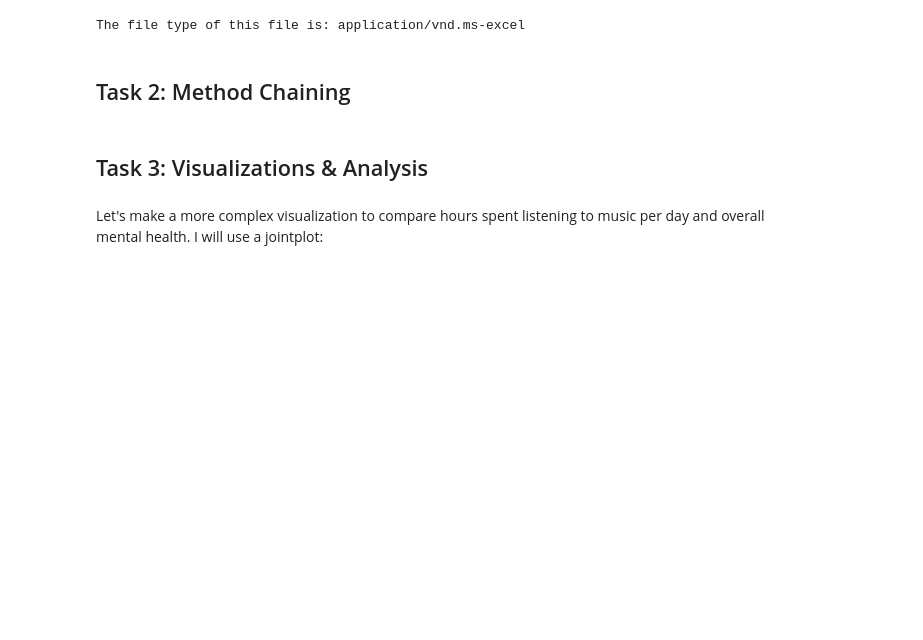
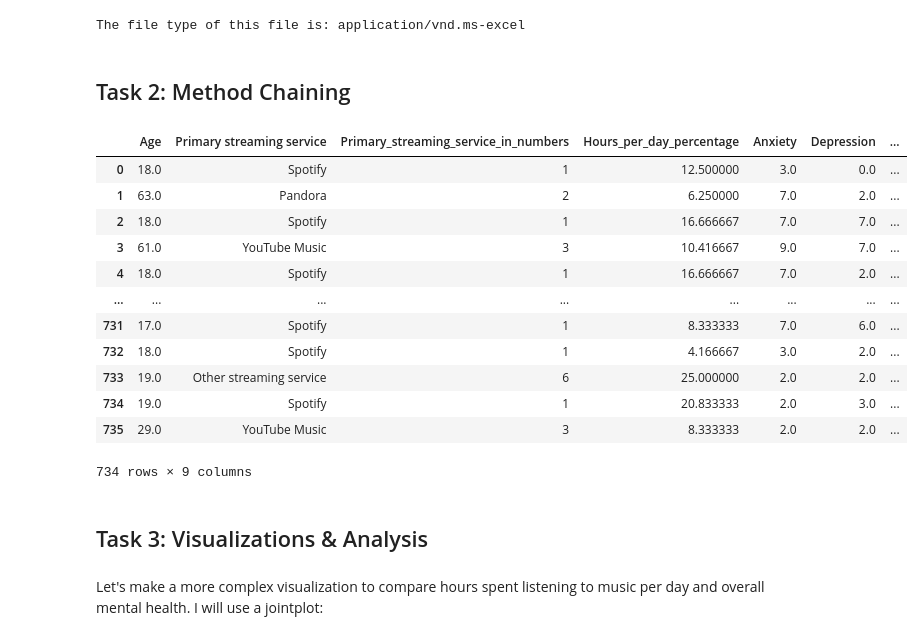
Before and after one commit to ubco-W2022T2-data301/project-group-group12, a Jupyter notebook: analysis/analysisZainab.ipynb, the cells around one changed output. Saved outputs shown, nothing was run; the diff lists cells and outputs as text; code cells hidden in the pictures; blank space fills up the shorter version.

```diff
--- a/analysis/analysisZainab.ipynb
+++ b/analysis/analysisZainab.ipynb
@@ -313,25 +263,40 @@ datasetchain2 = load_and_process('../data/raw/music_therapy_and_mental_health_su
 # %%
 # Step 3:
 
 def Primarystreamingservice(x):
     '''
     This function analyzes the given primary streaming service type, and assigns it a numerical value accordingly (numbers are easier to work with).
     '''
     if x['Primary streaming service']=="Spotify":
         return "1"
     elif x['Primary streaming service']=="Pandora":
         return "2"
     elif x['Primary streaming service']=="YouTube Music":
         return "3"
     elif x['Primary streaming service']=="Apple Music":
         return "4"
     elif x['Primary streaming service']=="I do not use a streaming service.":
         return "5"
     else:
         return "6"
 
 
 import scripts
 from scripts import project_functions_Zainab as pt
 
 datasetchain2 = pt.load_and_process('../data/raw/music_therapy_and_mental_health_survey_results (1).csv')
+datasetchain2
+# %% [output]
+|  | Age | Primary streaming service | Primary_streaming_service_in_numbers | Hours_per_day_percentage | Anxiety | Depression | ... |
+| 0 | 18.0 | Spotify | 1 | 12.500000 | 3.0 | 0.0 | ... |
+| 1 | 63.0 | Pandora | 2 | 6.250000 | 7.0 | 2.0 | ... |
+| 2 | 18.0 | Spotify | 1 | 16.666667 | 7.0 | 7.0 | ... |
+| 3 | 61.0 | YouTube Music | 3 | 10.416667 | 9.0 | 7.0 | ... |
+| 4 | 18.0 | Spotify | 1 | 16.666667 | 7.0 | 2.0 | ... |
+| ... | ... | ... | ... | ... | ... | ... | ... |
+| 731 | 17.0 | Spotify | 1 | 8.333333 | 7.0 | 6.0 | ... |
+| 732 | 18.0 | Spotify | 1 | 4.166667 | 3.0 | 2.0 | ... |
+| 733 | 19.0 | Other streaming service | 6 | 25.000000 | 2.0 | 2.0 | ... |
+| 734 | 19.0 | Spotify | 1 | 20.833333 | 2.0 | 3.0 | ... |
+| 735 | 29.0 | YouTube Music | 3 | 8.333333 | 2.0 | 2.0 | ... |
+734 rows × 9 columns
```
Also changed, not shown: parts of 8 cells of this notebook, 5 other files.
